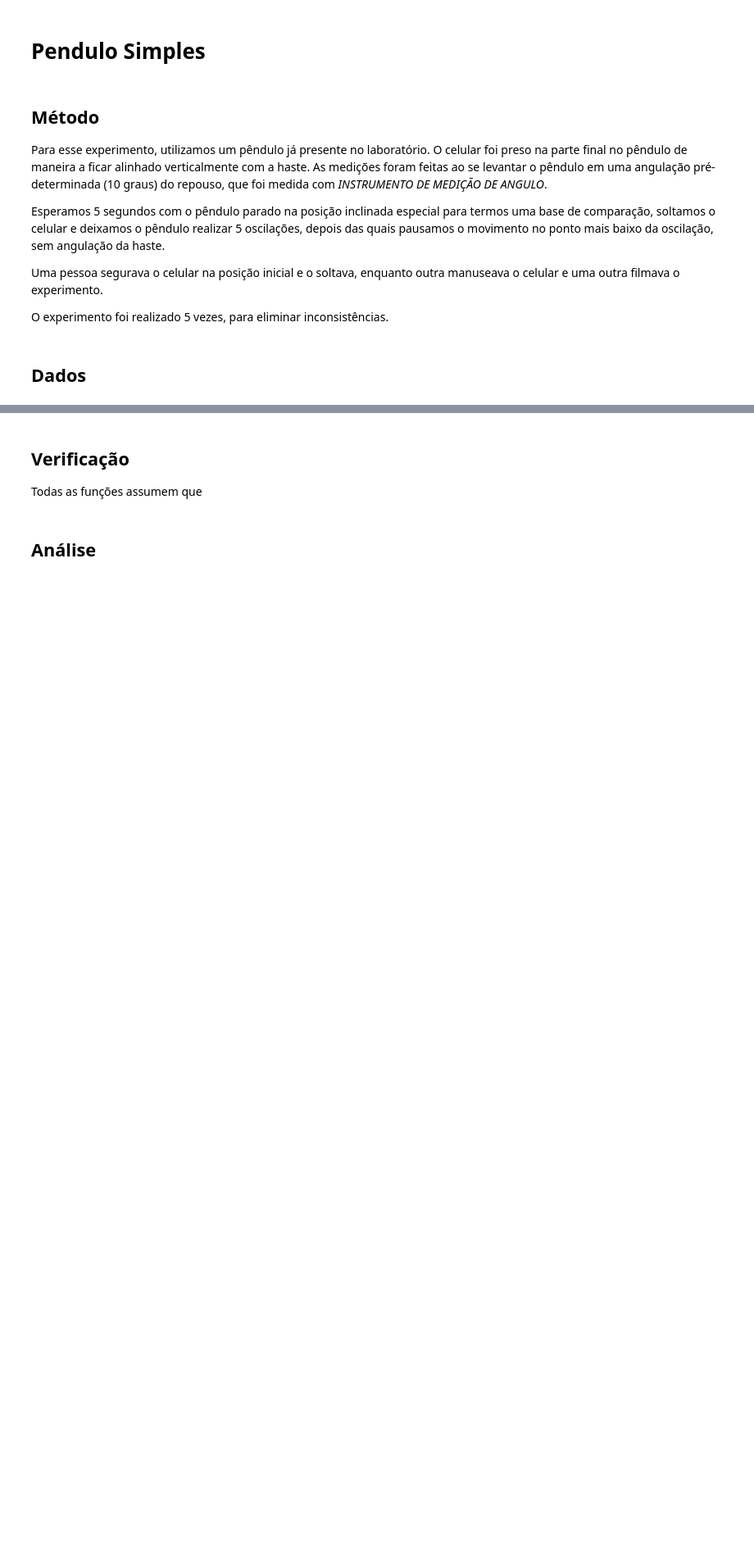
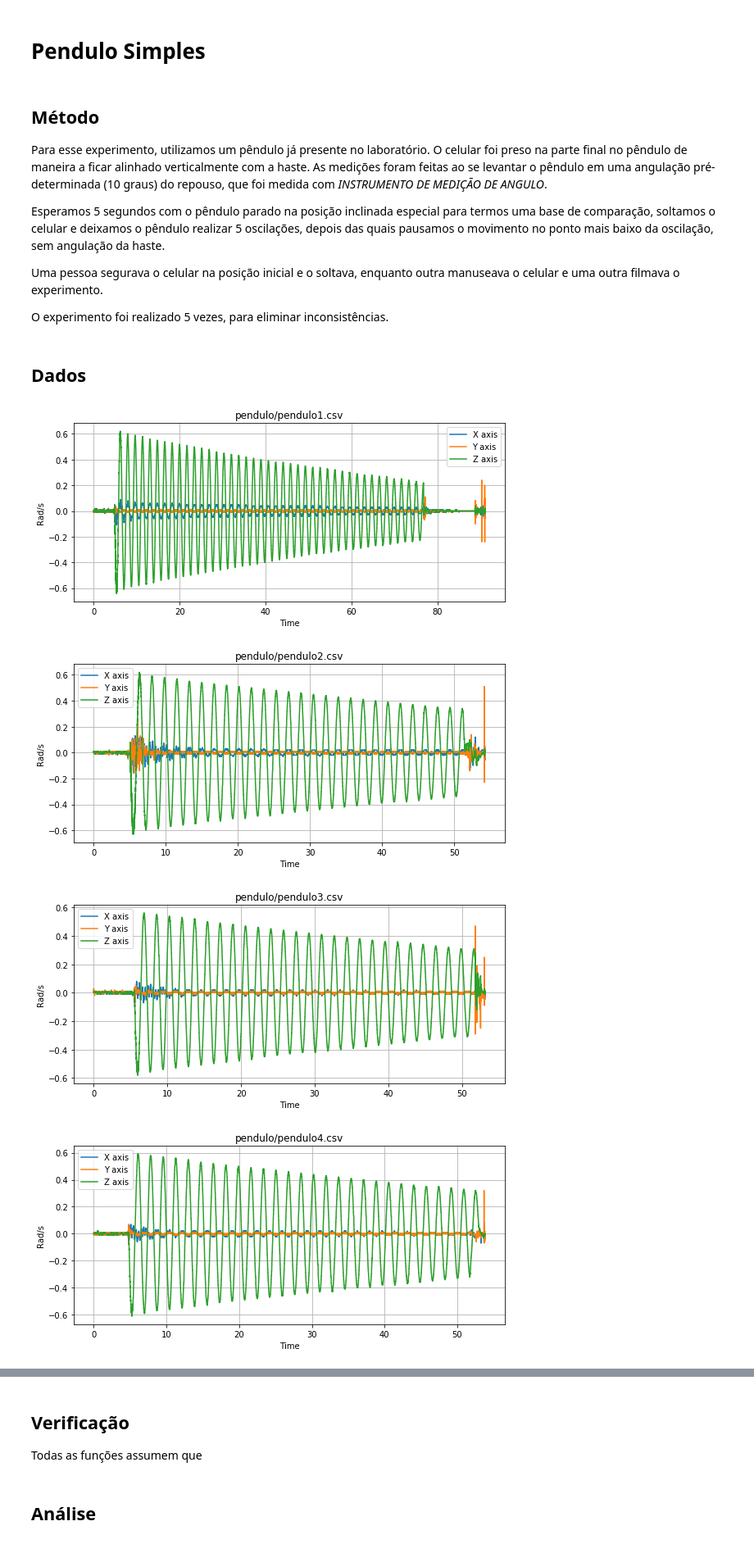
Before and after one commit to caiotda/MAC209, a Jupyter notebook: EP2/ep02.ipynb, the cells around one changed output, grey strips where cells are left out. Shown: that part at 82% size. Cells and saved outputs as stored; diff of their text form; code cells hidden in the pictures; blank space fills up the shorter version.

Commit message:
plots iniciais

```diff
--- a/EP2/ep02.ipynb
+++ b/EP2/ep02.ipynb
@@ -22,3 +28,30 @@
   O experimento foi realizado 5 vezes, para eliminar inconsistências.
 # %% [markdown]
 ## Dados
+# %%
+names =[]
+for file in glob.glob("pendulo/*.csv"):   #armazena o titulo de cada arquivo em uma lista
+    names.append(file)
+
+names.sort()
+
+i = 0
+for i in range(len(names)):
+    tbl = pd.read_csv(names[i])
+    tbl.head()
+    fig = plt.figure(figsize=(32,4))
+    plt.subplot(131)
+    plt.grid(True)
+    plt.xlabel("Time")
+    plt.ylabel("Rad/s")
+    plt.plot(tbl["time"], tbl["wx"], label = "X axis")
+    plt.plot(tbl["time"], tbl["wy"], label ="Y axis")
+    plt.plot(tbl["time"], tbl["wz"], label ="Z axis")
+    plt.title(names[i])
+    plt.legend()
+    plt.show()
+# %% [output]
+[figure, added]
+[figure, added]
+[figure, added]
+[figure, added]
```
Also changed, not shown: parts of 6 cells of this notebook.
